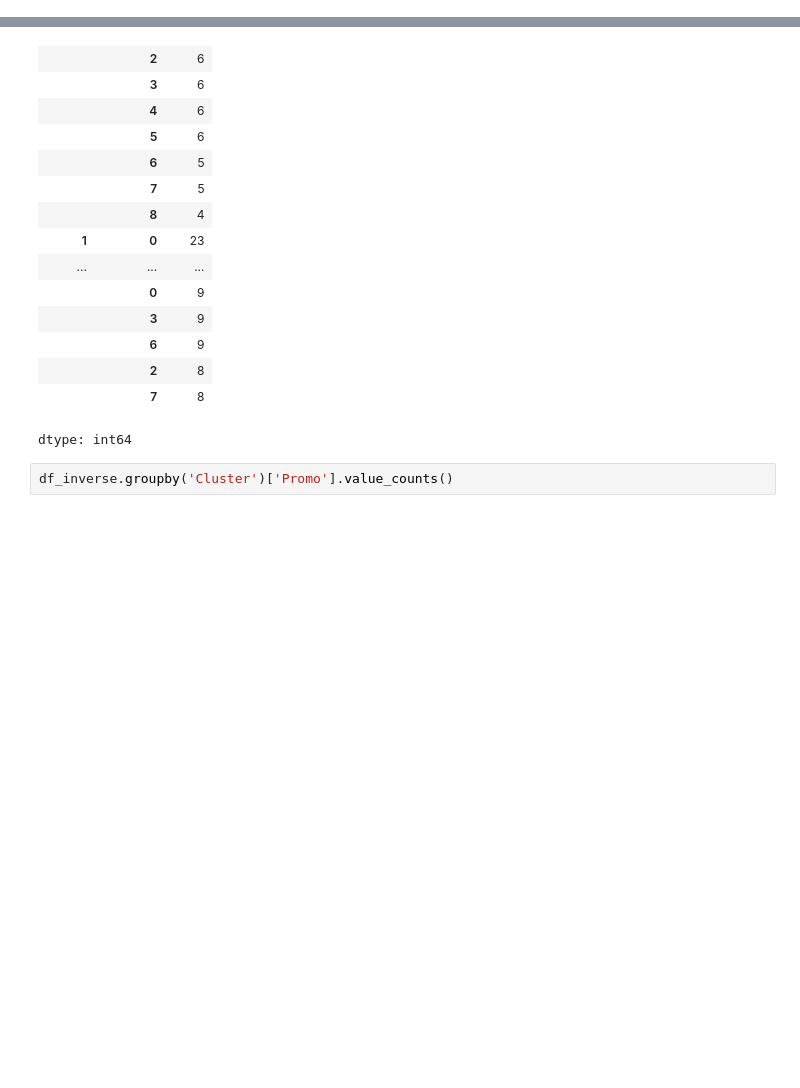
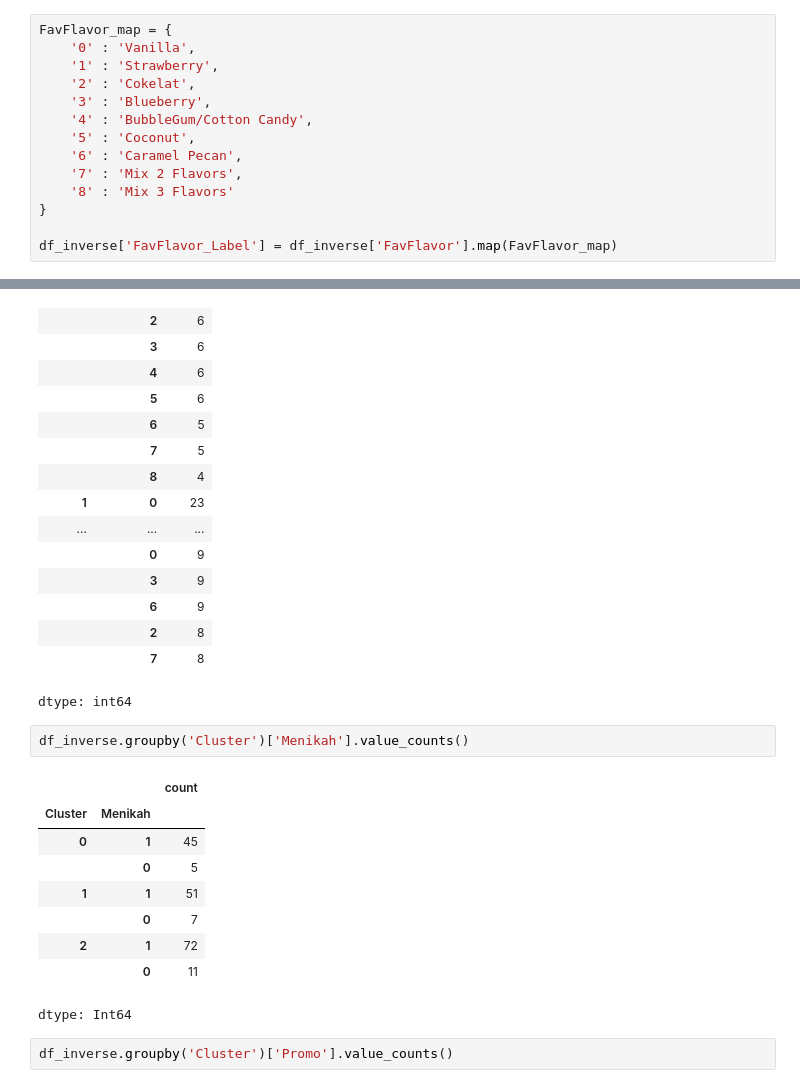
Before and after one commit to sahrul3114/Case-Study-Clustering-Analysis-Association-Rule, a Jupyter notebook: CP_02_Data_Mining_Kelompok_I.ipynb, the cells around one changed output, grey strips where cells are left out. Drawn from its saved outputs; the diff is of its cells as text; blank space fills up the shorter version.

```diff
--- a/CP_02_Data_Mining_Kelompok_I.ipynb
+++ b/CP_02_Data_Mining_Kelompok_I.ipynb
@@ -758,3 +762,17 @@ dtype: int64
+# %%
+FavFlavor_map = {
+    '0' : 'Vanilla',
+    '1' : 'Strawberry',
+    '2' : 'Cokelat',
+    '3' : 'Blueberry',
+    '4' : 'BubbleGum/Cotton Candy',
+    '5' : 'Coconut',
+    '6' : 'Caramel Pecan',
+    '7' : 'Mix 2 Flavors',
+    '8' : 'Mix 3 Flavors'
+}
+
+df_inverse['FavFlavor_Label'] = df_inverse['FavFlavor'].map(FavFlavor_map)
 # %%
 df_inverse.groupby('Cluster')['FavFlavor'].value_counts()
 # %% [output]
@@ -777,6 +795,18 @@ df_inverse.groupby('Cluster')['FavFlavor'].value_counts()
 |  | 2 | 8 |
 |  | 7 | 8 |
 dtype: int64
+# %%
+df_inverse.groupby('Cluster')['Menikah'].value_counts()
+# %% [output]
+|  |  | count |
+| Cluster | Menikah |  |
+| 0 | 1 | 45 |
+|  | 0 | 5 |
+| 1 | 1 | 51 |
+|  | 0 | 7 |
+| 2 | 1 | 72 |
+|  | 0 | 11 |
+dtype: Int64
 # %%
 df_inverse.groupby('Cluster')['Promo'].value_counts()
 # %% [output]
```
Also changed, not shown: parts of 12 cells of this notebook.
